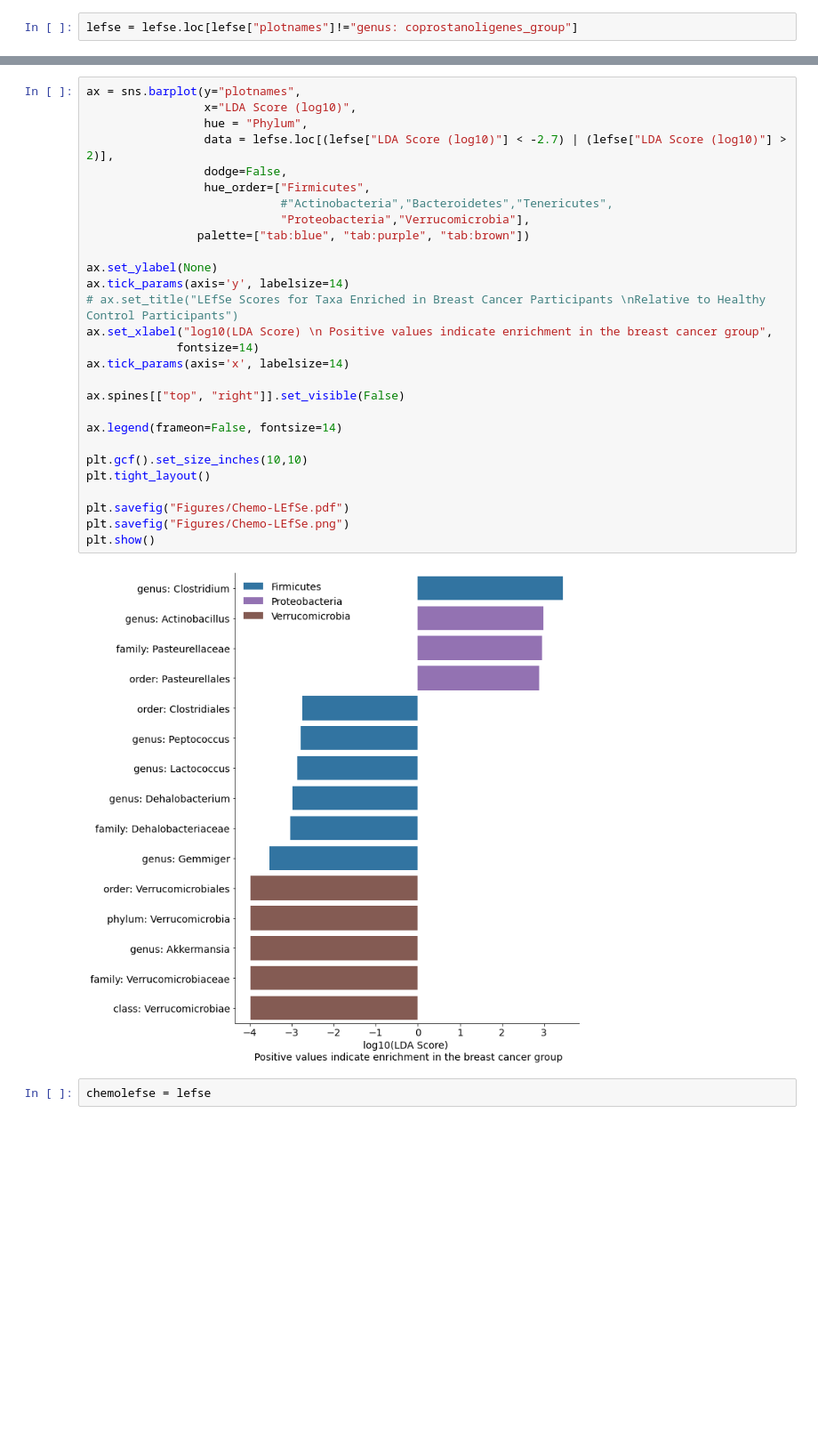
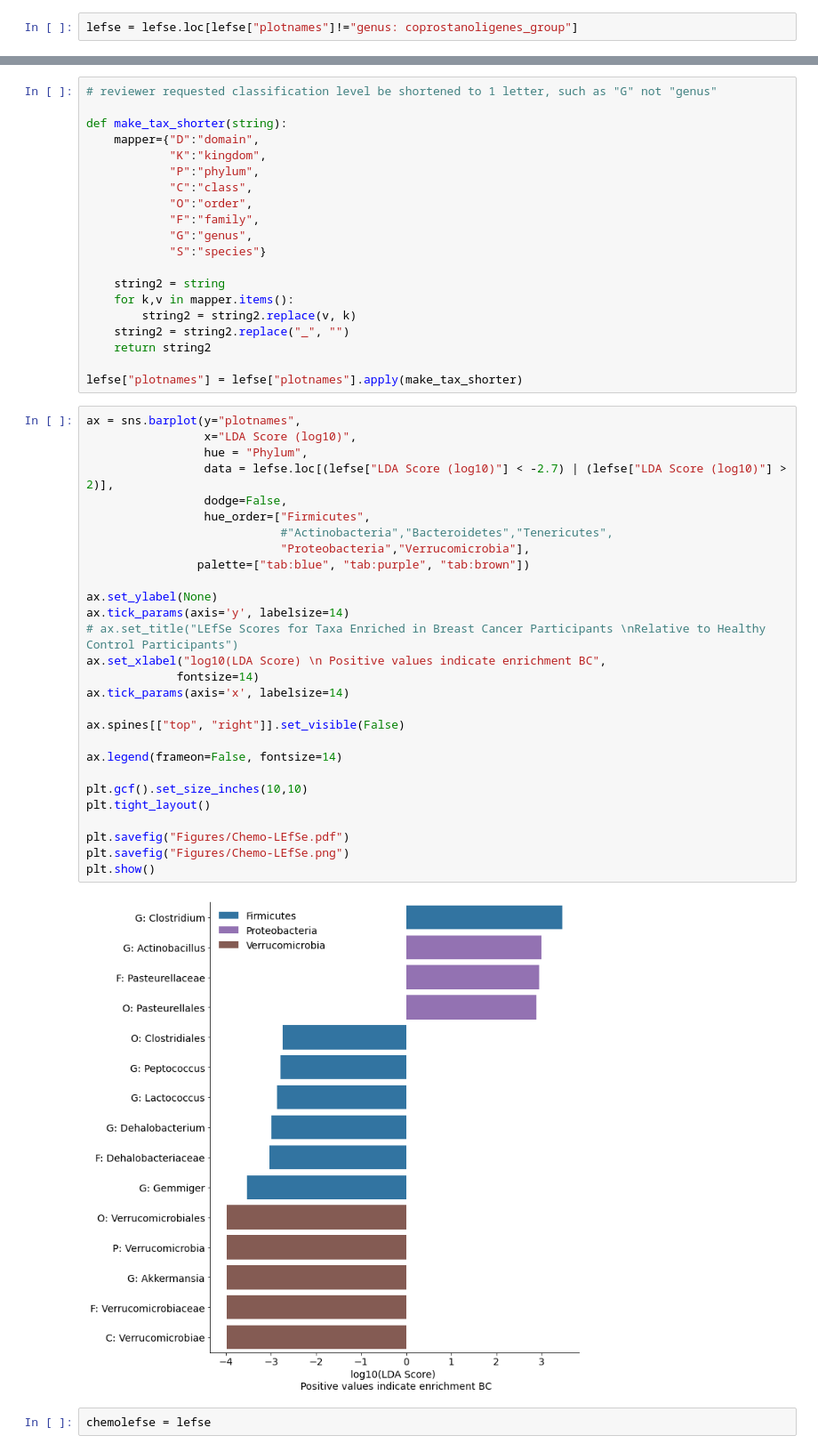
Before and after one commit to sterrettJD/Chemobrain, a Jupyter notebook: LEfSe.ipynb, the cells around one changed output, grey strips where cells are left out. Shown at 89% size. Saved outputs shown, nothing was run; the diff lists cells and outputs as text; blank space fills up the shorter version.

```diff
--- a/LEfSe.ipynb
+++ b/LEfSe.ipynb
@@ -376,36 +377,56 @@ lefse.loc[(lefse["LDA Score (log10)"] < -2.5) | (lefse["LDA Score (log10)"] > 2)
 | 253 | k__Bacteria.p__Verrucomicrobia.c_... | 4.234042 | 2 - No | -3.980105 | 0.0188213042658 | genus: Akkermansia | Bacteria | ... |
 | 97 | k__Bacteria.p__Verrucomicrobia.c_... | 4.234042 | 2 - No | -3.980656 | 0.0188213042658 | family: Verrucomicrobiaceae | Bacteria | ... |
 | 202 | k__Bacteria.p__Verrucomicrobia.c_... | 4.234042 | 2 - No | -3.982671 | 0.0188213042658 | class: Verrucomicrobiae | Bacteria | ... |
+# %%
+# reviewer requested classification level be shortened to 1 letter, such as "G" not "genus"
+
+def make_tax_shorter(string):
+    mapper={"D":"domain",
+            "K":"kingdom",
+            "P":"phylum",
+            "C":"class",
+            "O":"order",
+            "F":"family",
+            "G":"genus",
+            "S":"species"}
+
+    string2 = string
+    for k,v in mapper.items():
+        string2 = string2.replace(v, k)
+    string2 = string2.replace("_", "")
+    return string2
+
+lefse["plotnames"] = lefse["plotnames"].apply(make_tax_shorter)
 # %%
 ax = sns.barplot(y="plotnames",
                  x="LDA Score (log10)",
                  hue = "Phylum",
                  data = lefse.loc[(lefse["LDA Score (log10)"] < -2.7) | (lefse["LDA Score (log10)"] > 2)],
                  dodge=False,
                  hue_order=["Firmicutes",
                             #"Actinobacteria","Bacteroidetes","Tenericutes",
                             "Proteobacteria","Verrucomicrobia"],
                 palette=["tab:blue", "tab:purple", "tab:brown"])
 
 ax.set_ylabel(None)
 ax.tick_params(axis='y', labelsize=14)
 # ax.set_title("LEfSe Scores for Taxa Enriched in Breast Cancer Participants \nRelative to Healthy Control Participants")
-ax.set_xlabel("log10(LDA Score) \n Positive values indicate enrichment in the breast cancer group",
+ax.set_xlabel("log10(LDA Score) \n Positive values indicate enrichment BC",
              fontsize=14)
 ax.tick_params(axis='x', labelsize=14)
 
 ax.spines[["top", "right"]].set_visible(False)
 
 ax.legend(frameon=False, fontsize=14)
 
 plt.gcf().set_size_inches(10,10)
 plt.tight_layout()
 
 plt.savefig("Figures/Chemo-LEfSe.pdf")
 plt.savefig("Figures/Chemo-LEfSe.png")
 plt.show()
 # %% [output]
-[figure, old version]
+[figure, new version]
 # %%
 chemolefse = lefse
 # %%
```
Also changed, not shown: parts of 4 cells of this notebook.
